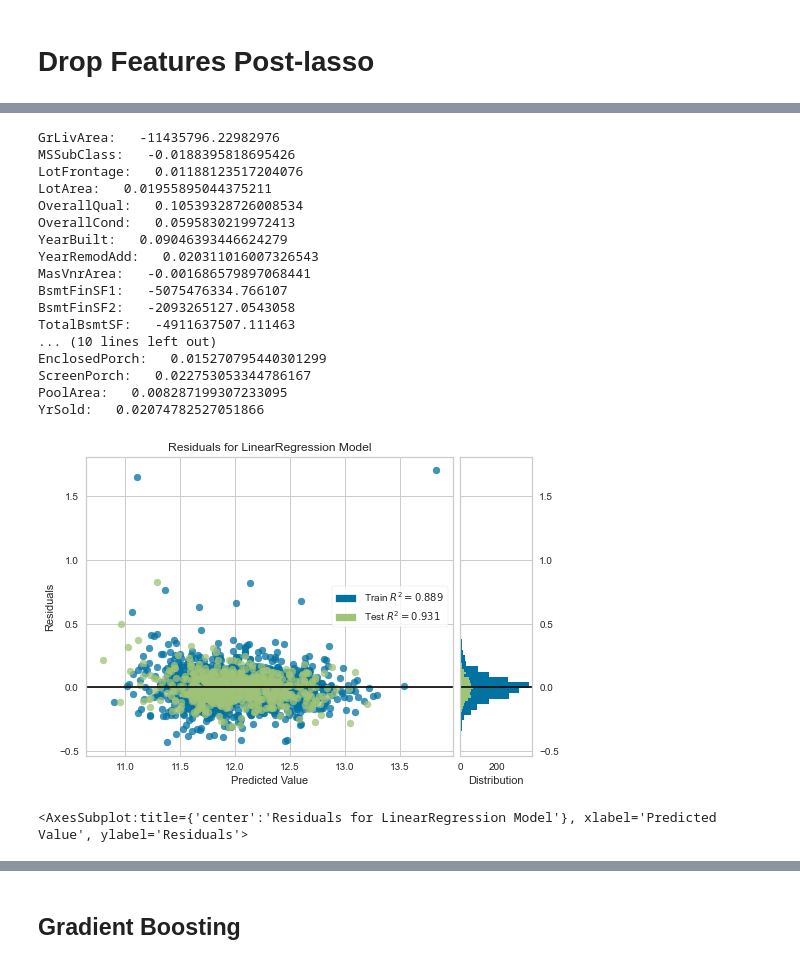
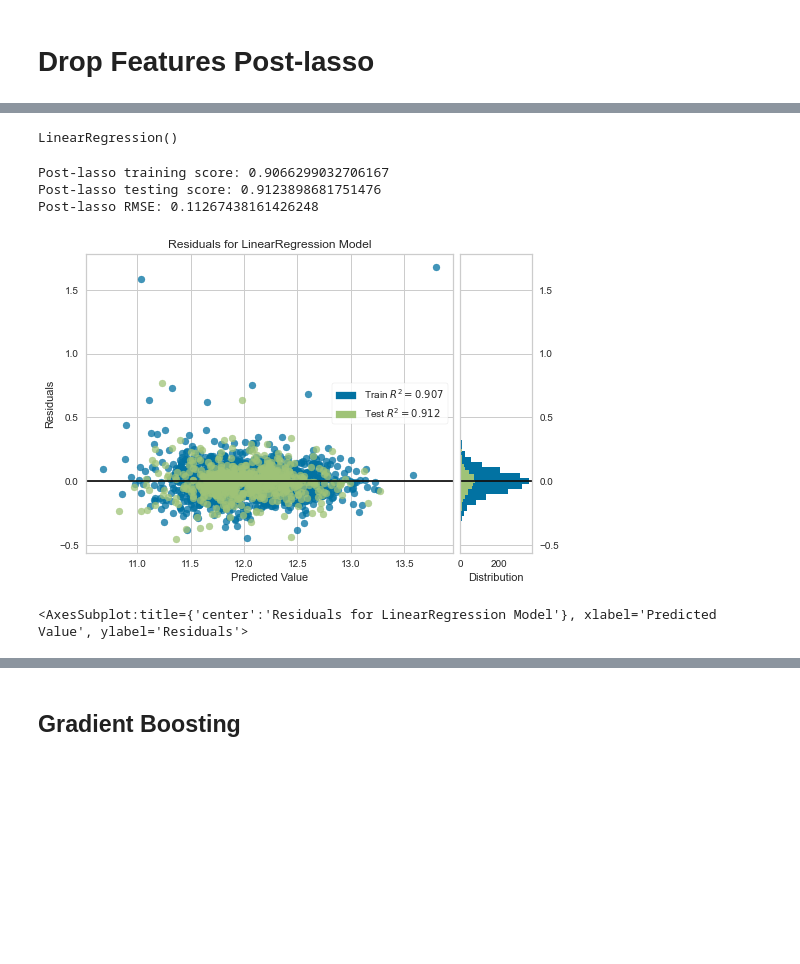
Before and after one commit to DarishSakeesing/housing-price-prediction, a Jupyter notebook: DouglasPizac/house_prices_EDA.ipynb, the cells around one changed output, grey strips where cells are left out. Saved outputs shown, nothing was run; the diff lists cells and outputs as text; code cells hidden in the pictures; blank space fills up the shorter version.

```diff
--- a/DouglasPizac/house_prices_EDA.ipynb
+++ b/DouglasPizac/house_prices_EDA.ipynb
@@ -276,19 +412,16 @@ print(lasso.score(Xtest,ytest))
 # %%
 from sklearn.linear_model import LinearRegression
 ols = LinearRegression()
-from sklearn.preprocessing import StandardScaler
-sc = StandardScaler()
 
+ols.fit(Xtrain,ytrain)
 
+print(f'Lasso training score: {lasso_train_results}')
+print(f'Lasso testing score: {lasso_test_results}')
+print(f'MLR training score: {ols.score(Xtrain,ytrain)}')
+print(f'MLR testing score: {ols.score(Xtest,ytest)}')
 
-Xtrain_scaled = sc.fit_transform(Xtrain)
-Xtest_scaled = sc.transform(Xtest)
-ytrain_scaled = np.log(ytrain)
-ytest_scaled = np.log(ytest)
-ols.fit(Xtrain_scaled,ytrain_scaled)
-
-print(f'Lasso training score: {lasso.score(Xtrain,ytrain)}')
-print(f'Lasso testing score: {lasso.score(Xtest,ytest)}')
-print(f'MLR training score: {ols.score(Xtrain_scaled,ytrain_scaled)}')
-print(f'MLR testing score: {ols.score(Xtest_scaled,ytest_scaled)}')
+from sklearn.metrics import mean_squared_error
+y_pred = ols.predict(Xtest)
+RMSE = mean_squared_error(ytest,y_pred)**0.5
+print(f'RMSE: {RMSE}')
 # %% [output]
@@ -298,0 +433,4 @@ MLR testing score: 0.9312659681623054
+# %%
+coefs = lasso.coef_
+zero_idx = np.where(coefs == 0)
+numeric_features_filled.columns[zero_idx]
@@ -339,31 +462,34 @@ print(RMSE)
-# %%
-for col, coef in zip(post_lasso.columns, ols2.coef_):
-    print(f'{col}:   {coef}')
-# %% [output]
-GrLivArea:   -11435796.22982976
-MSSubClass:   -0.0188395818695426
-LotFrontage:   0.01188123517204076
-LotArea:   0.01955895044375211
-OverallQual:   0.10539328726008534
-OverallCond:   0.0595830219972413
-YearBuilt:   0.09046393446624279
-YearRemodAdd:   0.020311016007326543
-MasVnrArea:   -0.001686579897068441
-BsmtFinSF1:   -5075476334.766107
-BsmtFinSF2:   -2093265127.0543058
-TotalBsmtSF:   -4911637507.111463
-... (10 lines left out)
-EnclosedPorch:   0.015270795440301299
-ScreenPorch:   0.022753053344786167
-PoolArea:   0.008287199307233095
-YrSold:   0.02074782527051866
+# %%
+post_lasso = numeric_features_filled.drop(numeric_features_filled.columns[zero_idx],axis = 1)
+# %%
+Xtrain,Xtest,ytrain,ytest = train_test_split(post_lasso,y_price)
+
+Xtrain = sc.fit_transform(Xtrain)
+Xtest = sc.transform(Xtest)
+
+
+ols2 = LinearRegression()
+ols2.fit(Xtrain,ytrain)
+# %% [output]
+LinearRegression()
+# %%
+print(f'Post-lasso training score: {ols2.score(Xtrain,ytrain)}')
+print(f'Post-lasso testing score: {ols2.score(Xtest,ytest)}')
+
+y_pred = ols2.predict(Xtest)
+RMSE = mean_squared_error(ytest,y_pred)**0.5
+print(f'Post-lasso RMSE: {RMSE}')
+# %% [output]
+Post-lasso training score: 0.9066299032706167
+Post-lasso testing score: 0.9123898681751476
+Post-lasso RMSE: 0.11267438161426248
 # %%
 from yellowbrick.regressor import ResidualsPlot
 ols2 = LinearRegression()
 visualizer = ResidualsPlot(ols2)
-visualizer.fit(Xtrain_scaled, ytrain_scaled)
-visualizer.score(Xtest_scaled, ytest_scaled)
+visualizer.fit(Xtrain, ytrain)
+visualizer.score(Xtest, ytest)
 visualizer.show()
 # %% [output]
-[figure, old version]
+[figure, new version]
 <AxesSubplot:title={'center':'Residuals for LinearRegression Model'}, xlabel='Predicted Value', ylabel='Residuals'>
```
Also changed, not shown: parts of 50 cells of this notebook.
